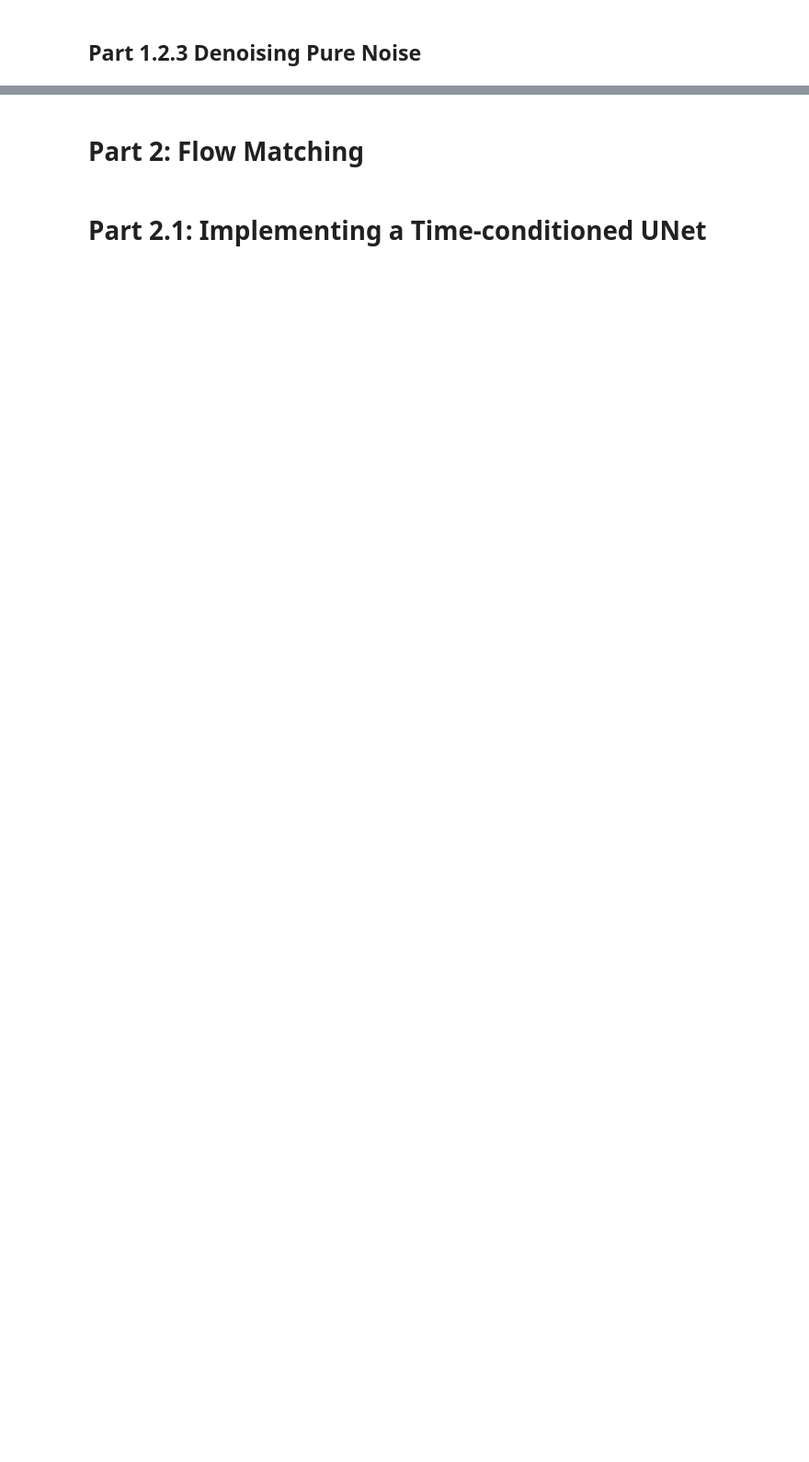
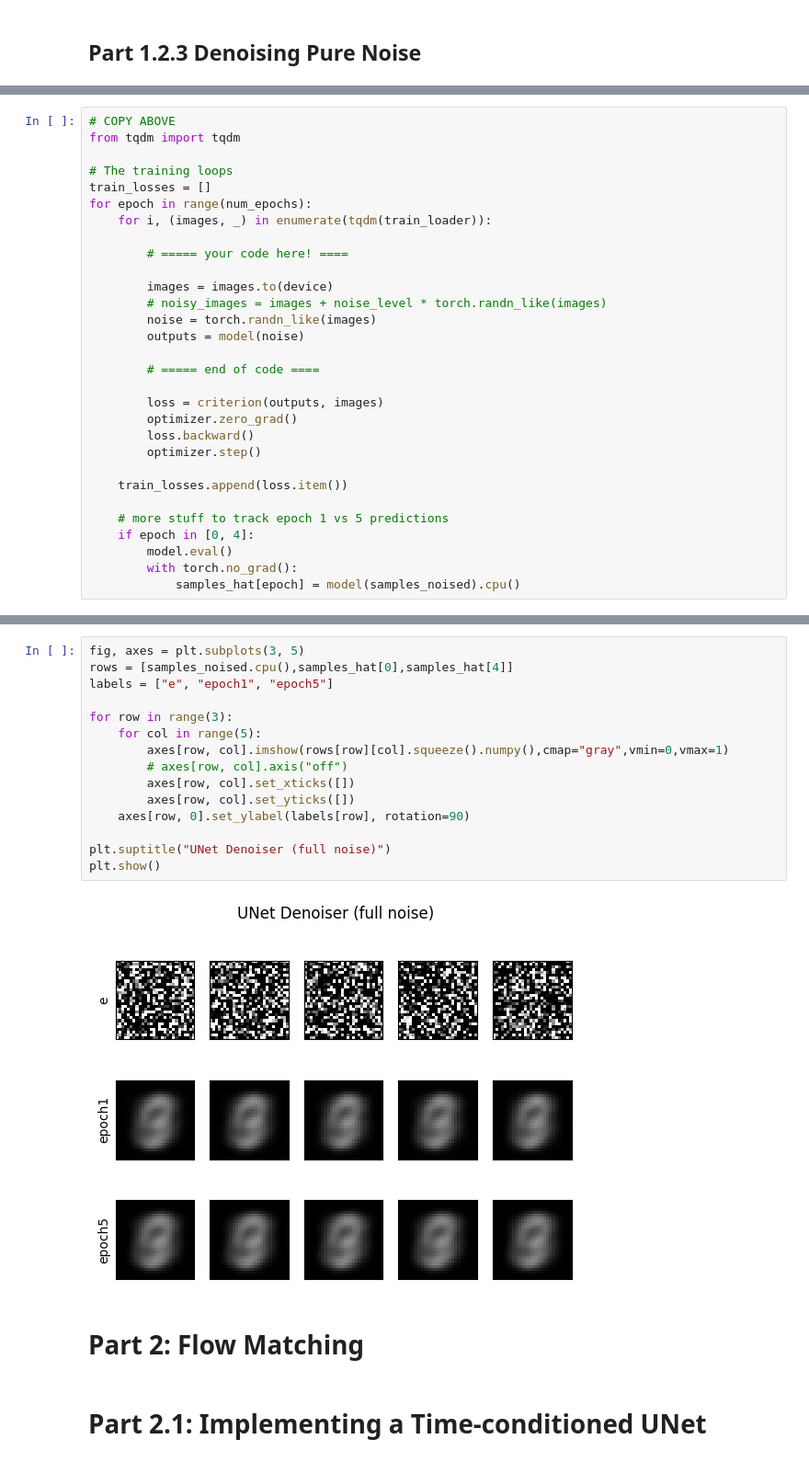
Before and after one commit to 3LucasZ/cs180-showcase, a Jupyter notebook: p3/partb.ipynb, the cells around one changed output, grey strips where cells are left out. Shown at 92% size. Cells and saved outputs as stored; diff of their text form; blank space fills up the shorter version.

```diff
--- a/p3/partb.ipynb
+++ b/p3/partb.ipynb
@@ -366,0 +477,30 @@ raise NotImplementedError('Implement the pure-noise experiment')
+# %%
+# COPY ABOVE
+from tqdm import tqdm
+
+# The training loops
+train_losses = []
+for epoch in range(num_epochs):
+    for i, (images, _) in enumerate(tqdm(train_loader)):
+
+        # ===== your code here! ====
+
+        images = images.to(device)
+        # noisy_images = images + noise_level * torch.randn_like(images)
+        noise = torch.randn_like(images)
+        outputs = model(noise)
+
+        # ===== end of code ====
+
+        loss = criterion(outputs, images)
+        optimizer.zero_grad()
+        loss.backward()
+        optimizer.step()
+
+    train_losses.append(loss.item())
+
+    # more stuff to track epoch 1 vs 5 predictions
+    if epoch in [0, 4]:
+        model.eval()
+        with torch.no_grad():
+            samples_hat[epoch] = model(samples_noised).cpu()
@@ -367,3 +521,20 @@ raise NotImplementedError('Implement the pure-noise experiment')
+# %%
+fig, axes = plt.subplots(3, 5)
+rows = [samples_noised.cpu(),samples_hat[0],samples_hat[4]]
+labels = ["e", "epoch1", "epoch5"]
+
+for row in range(3):
+    for col in range(5):
+        axes[row, col].imshow(rows[row][col].squeeze().numpy(),cmap="gray",vmin=0,vmax=1)
+        # axes[row, col].axis("off")
+        axes[row, col].set_xticks([])
+        axes[row, col].set_yticks([])
+    axes[row, 0].set_ylabel(labels[row], rotation=90)
+
+plt.suptitle("UNet Denoiser (full noise)")
+plt.show()
+# %% [output]
+[figure, added]
 # %% [markdown]
 # Part 2: Flow Matching
 # %% [markdown]
```
Also changed, not shown: parts of 39 cells of this notebook.
